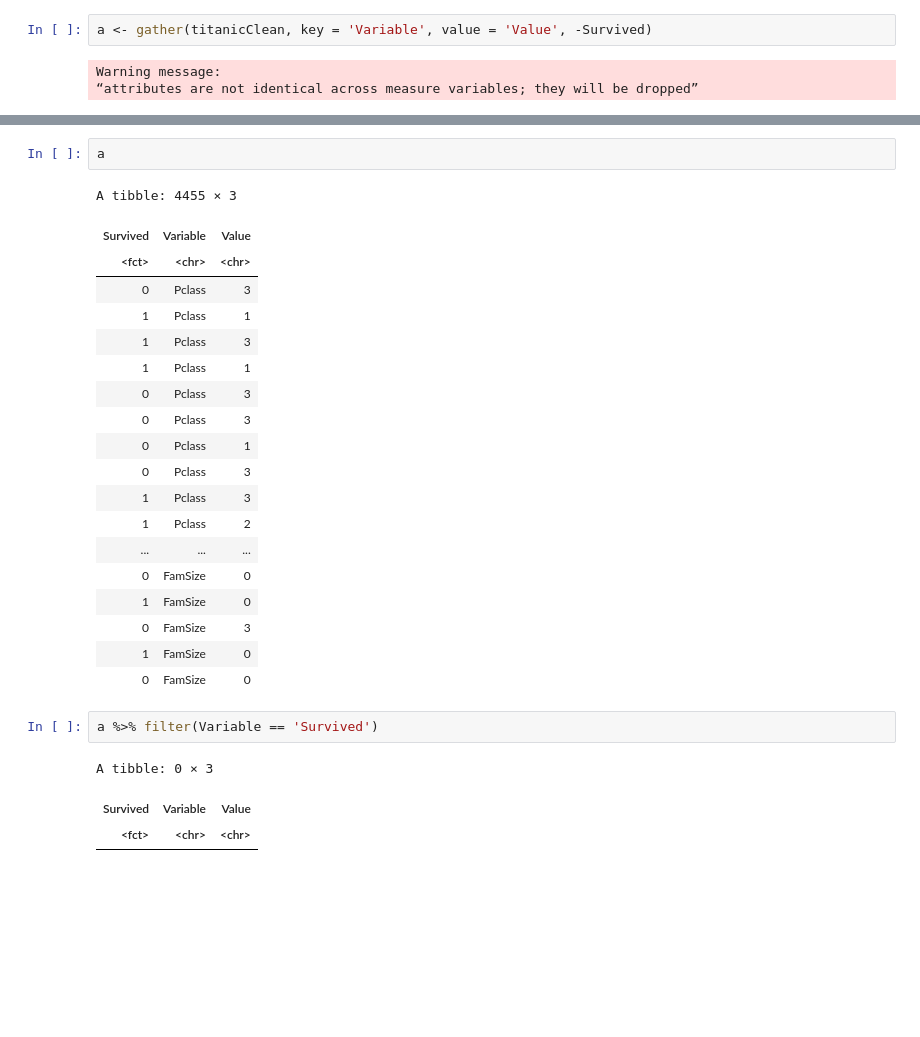
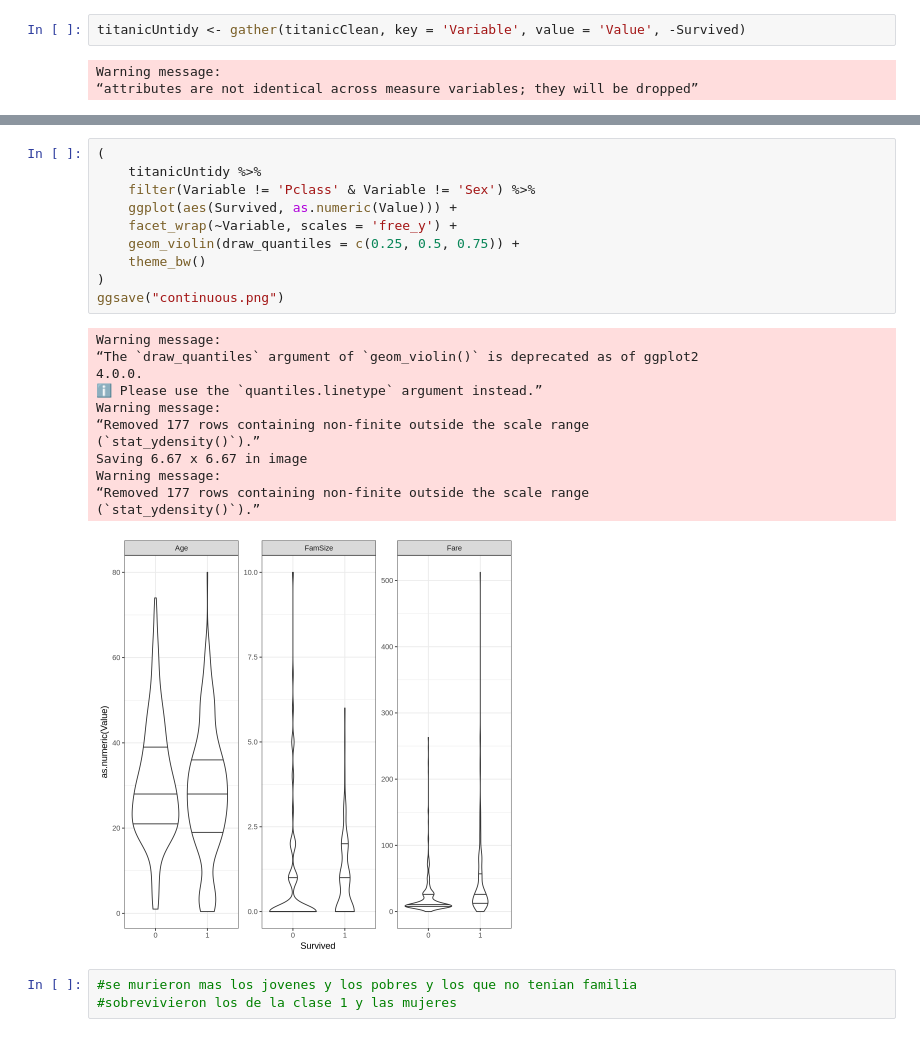
Before and after one commit to alejandro-armenta/r_machine_learning, a Jupyter notebook: titanic.ipynb, the cells around one changed output, grey strips where cells are left out. Saved outputs shown, nothing was run; the diff lists cells and outputs as text; blank space fills up the shorter version.

Commit message:
titanic

```diff
--- a/titanic.ipynb
+++ b/titanic.ipynb
@@ -185,6 +185,6 @@ function (data, key = "key", value = "value", ..., na.rm = FALSE,
 <environment: namespace:tidyr>
 # %%
-a <- gather(titanicClean, key = 'Variable', value = 'Value', -Survived)
+titanicUntidy <- gather(titanicClean, key = 'Variable', value = 'Value', -Survived)
 # %% [output]
 Warning message:
 “attributes are not identical across measure variables; they will be dropped”
@@ -191,28 +213,26 @@ Warning message:
 # %%
-a
+(
+    titanicUntidy %>%
+    filter(Variable != 'Pclass' & Variable != 'Sex') %>%
+    ggplot(aes(Survived, as.numeric(Value))) +
+    facet_wrap(~Variable, scales = 'free_y') +
+    geom_violin(draw_quantiles = c(0.25, 0.5, 0.75)) +
+    theme_bw()
+)
+ggsave("continuous.png")
 # %% [output]
-A tibble: 4455 × 3
+Warning message:
+“The `draw_quantiles` argument of `geom_violin()` is deprecated as of ggplot2
+4.0.0.
+ℹ Please use the `quantiles.linetype` argument instead.”
+Warning message:
+“Removed 177 rows containing non-finite outside the scale range
+(`stat_ydensity()`).”
+Saving 6.67 x 6.67 in image
+Warning message:
+“Removed 177 rows containing non-finite outside the scale range
+(`stat_ydensity()`).”
-| Survived | Variable | Value |
-| <fct> | <chr> | <chr> |
-| 0 | Pclass | 3 |
-| 1 | Pclass | 1 |
-| 1 | Pclass | 3 |
-| 1 | Pclass | 1 |
-| 0 | Pclass | 3 |
-| 0 | Pclass | 3 |
-| 0 | Pclass | 1 |
-| 0 | Pclass | 3 |
-| 1 | Pclass | 3 |
-| 1 | Pclass | 2 |
-| ... | ... | ... |
-| 0 | FamSize | 0 |
-| 1 | FamSize | 0 |
-| 0 | FamSize | 3 |
-| 1 | FamSize | 0 |
-| 0 | FamSize | 0 |
+[figure, added]
-# %%
-a %>% filter(Variable == 'Survived')
-# %% [output]
-A tibble: 0 × 3
-| Survived | Variable | Value |
-| <fct> | <chr> | <chr> |
+# %%
+#se murieron mas los jovenes y los pobres y los que no tenian familia
+#sobrevivieron los de la clase 1 y las mujeres
```
Also changed, not shown: parts of 29 cells of this notebook, 2 other files.
